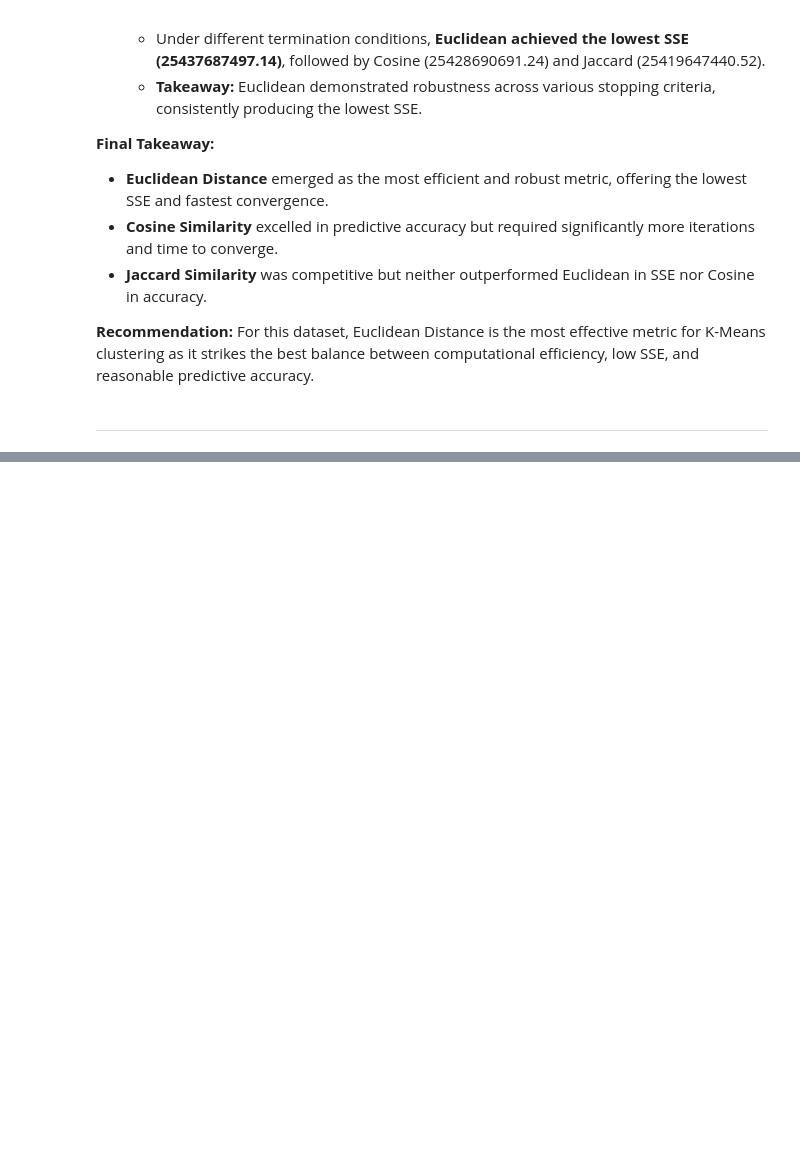
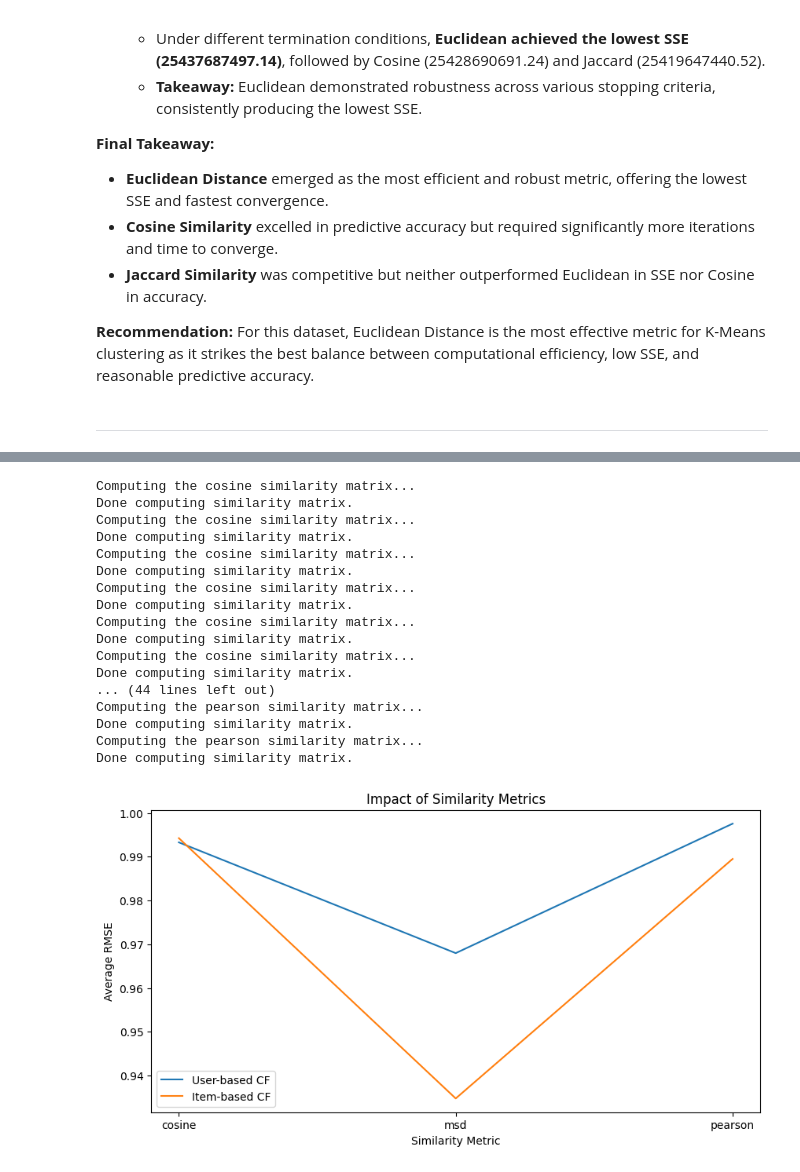
Before and after one commit to sriranjan06/Clustering-Recommendation-Pipeline, a Jupyter notebook: Homework3.ipynb, the cells around one changed output, grey strips where cells are left out. Cells and saved outputs as stored; diff of their text form; code cells hidden in the pictures; blank space fills up the shorter version.

```diff
--- a/Homework3.ipynb
+++ b/Homework3.ipynb
@@ -338,0 +355,13 @@ Ans: Based on the analysis conducted in Q1 through Q4, the following observation
+# %%
+import pandas as pd
+
+# Load the dataset
+ratings = pd.read_csv('movies_data/ratings_small.csv')
+
+# Display dataset information
+print("Dataset Overview:")
+print(ratings.head())
+
+# Check for missing values
+print("\nMissing Values:")
+print(ratings.isnull().sum())
@@ -338,0 +494,52 @@ Ans: Based on the analysis conducted in Q1 through Q4, the following observation
+# %%
+import matplotlib.pyplot as plt
+
+# Define similarity metrics
+similarity_metrics = ['cosine', 'msd', 'pearson']
+
+results = {}
+
+# Evaluate for each similarity metric
+for metric in similarity_metrics:
+    sim_options = {'name': metric, 'user_based': True}
+    user_cf_metric = KNNBasic(sim_options=sim_options)
+    user_results = cross_validate(user_cf_metric, data, measures=['RMSE'], cv=5, verbose=False)
+    results[f'User_CF_{metric}'] = user_results['test_rmse'].mean()
+
+    sim_options = {'name': metric, 'user_based': False}
+    item_cf_metric = KNNBasic(sim_options=sim_options)
+    item_results = cross_validate(item_cf_metric, data, measures=['RMSE'], cv=5, verbose=False)
+    results[f'Item_CF_{metric}'] = item_results['test_rmse'].mean()
+
+# Plot results
+metrics = ['cosine', 'msd', 'pearson']
+user_rmse = [results[f'User_CF_{m}'] for m in metrics]
+item_rmse = [results[f'Item_CF_{m}'] for m in metrics]
+
+plt.figure(figsize=(10, 5))
+plt.plot(metrics, user_rmse, label='User-based CF')
+plt.plot(metrics, item_rmse, label='Item-based CF')
+plt.title('Impact of Similarity Metrics')
+plt.xlabel('Similarity Metric')
+plt.ylabel('Average RMSE')
+plt.legend()
+plt.show()
+# %% [output]
+Computing the cosine similarity matrix...
+Done computing similarity matrix.
+Computing the cosine similarity matrix...
+Done computing similarity matrix.
+Computing the cosine similarity matrix...
+Done computing similarity matrix.
+Computing the cosine similarity matrix...
+Done computing similarity matrix.
+Computing the cosine similarity matrix...
+Done computing similarity matrix.
+Computing the cosine similarity matrix...
+Done computing similarity matrix.
+... (44 lines left out)
+Computing the pearson similarity matrix...
+Done computing similarity matrix.
+Computing the pearson similarity matrix...
+Done computing similarity matrix.
+[figure, added]
```
Also changed, not shown: parts of 19 cells of this notebook.
